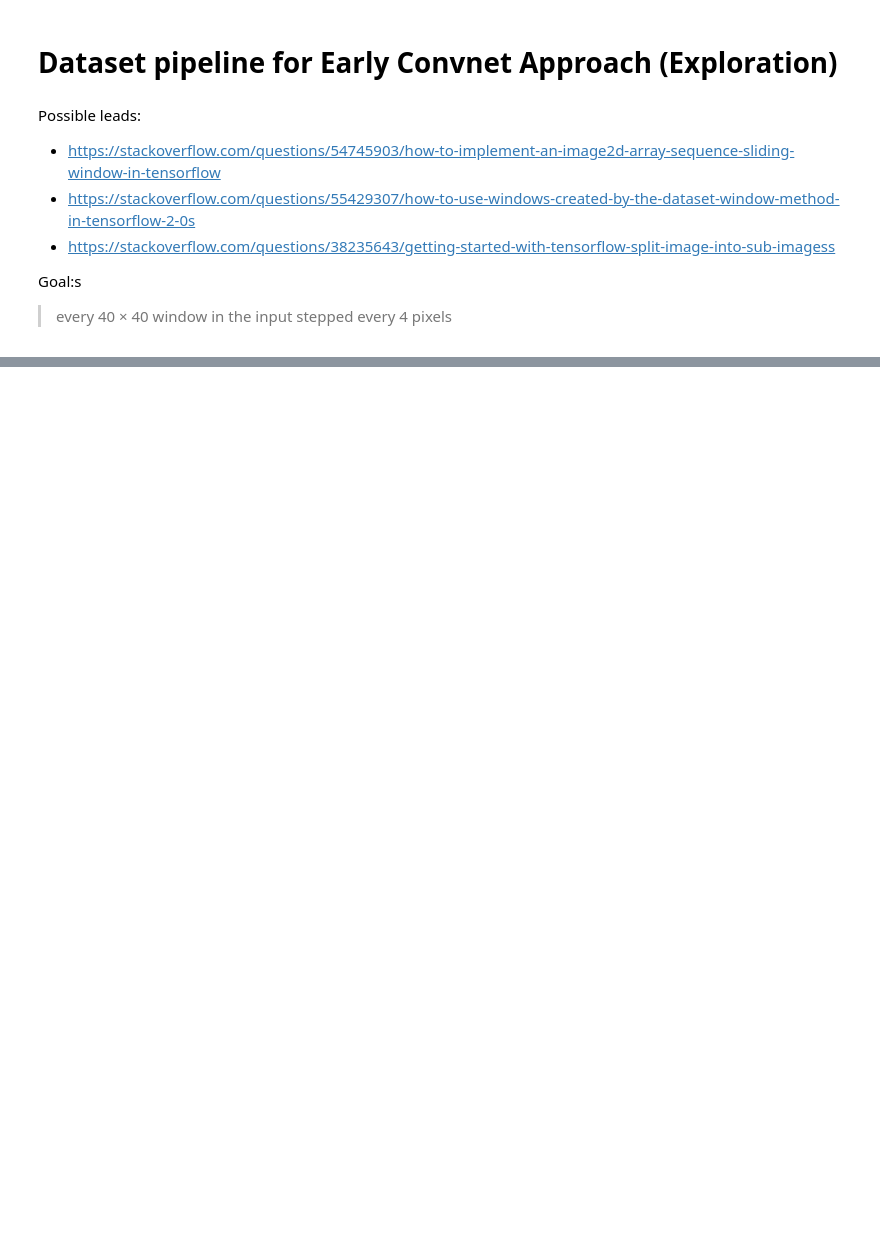
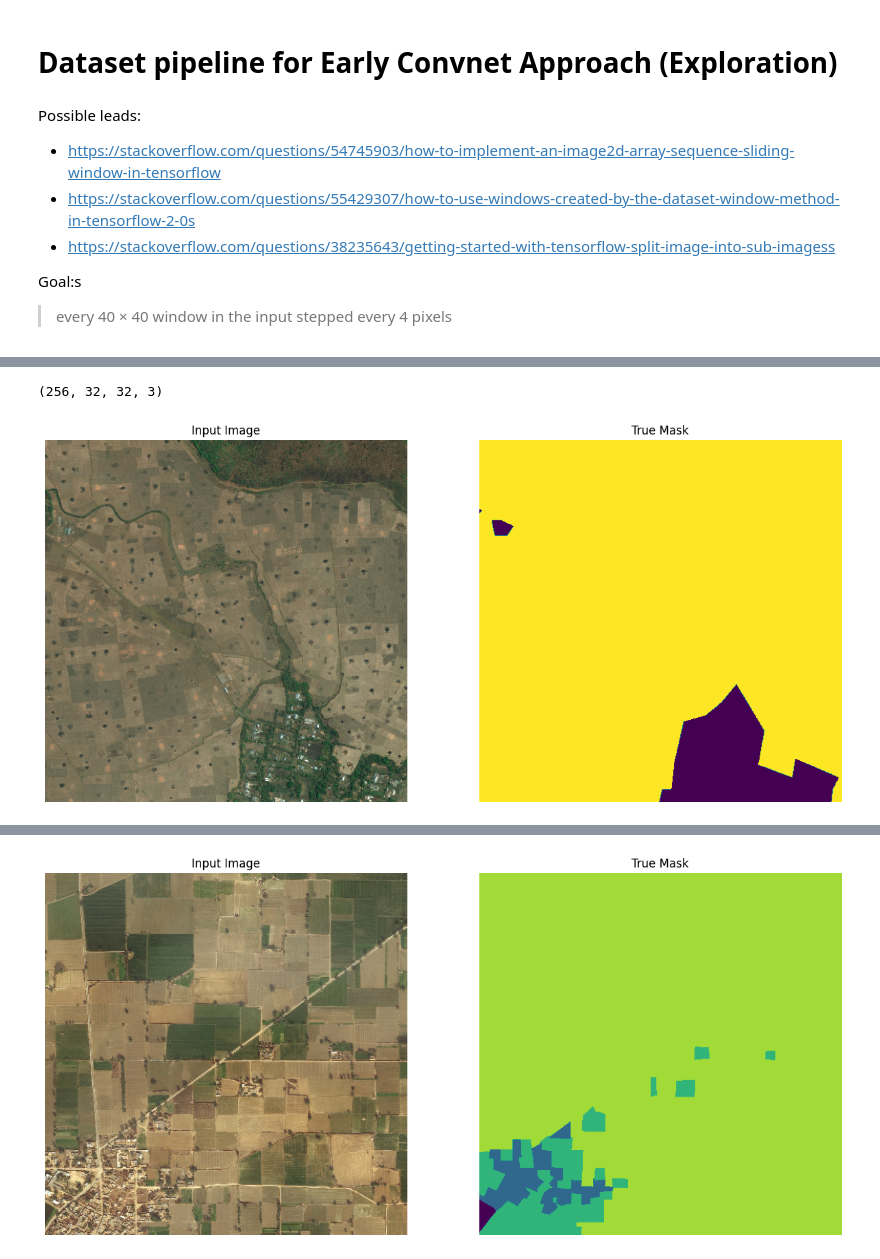
Before and after one commit to rondo-lehner/CM3070_Final_project, a Jupyter notebook: notebooks/ds_02_pipeline_convnet.ipynb, the cells around one changed output, grey strips where cells are left out. Drawn from its saved outputs; the diff is of its cells as text; code cells hidden in the pictures; blank space fills up the shorter version.

Commit message:
exploring image tiling

```diff
--- a/notebooks/ds_02_pipeline_convnet.ipynb
+++ b/notebooks/ds_02_pipeline_convnet.ipynb
@@ -47,6 +45,18 @@ tfds.core.DatasetInfo(
 # %%
 def load_image(datapoint):
+    tile_size = [32, 32]
+    padding="CONSTANT"
+
     input_image = tf.image.resize(datapoint['image'], (512, 512))
+    image_shape = input_image.shape
+
+    ## TODO: RESUME EXPLORATION HERE, managed to split iamge into tiles
+    imagesize = image_shape[0:2]
+
+    tile_rows = tf.reshape(input_image, [image_shape[0], -1, tile_size[1], image_shape[2]])
+    serial_tiles = tf.transpose(tile_rows, [1, 0, 2, 3])
+
+    print(tf.reshape(serial_tiles, [-1, tile_size[1], tile_size[0], image_shape[2]]).shape)
 
     input_mask = tf.image.resize(
         datapoint['segmentation_mask'],
@@ -82,11 +87,15 @@ tensorflow.python.data.ops.map_op._ParallelMapDataset
 # %%
+images = ds['all_images'].take(10).map(load_image, num_parallel_calls=tf.data.AUTOTUNE)
+
 image_batches = (
     images
     .cache() # The first time the dataset is iterated over, its elements will be cached either in the specified file or in memory. Subsequent iterations will use the cached data.
-    .window( size=40, shift=4, drop_remainder=True ).flat_map( lambda x, y: tf.data.Dataset.zip( (x.batch(40), y.batch(40)) ) )
-    # .batch(1) # Combines consecutive elements of this dataset into batches.
+    .batch(1) # Combines consecutive elements of this dataset into batches.
     .prefetch(buffer_size=tf.data.AUTOTUNE))
 
 for i, m in image_batches.take(2):
     sample_image, sample_mask = i[0], m[0]
     display([sample_image, sample_mask])
+# %% [output]
+(256, 32, 32, 3)
+[figure, added]
@@ -92,0 +103 @@ for i, m in image_batches.take(2):
+[figure, added]
```
Also changed, not shown: parts of 4 cells of this notebook.
